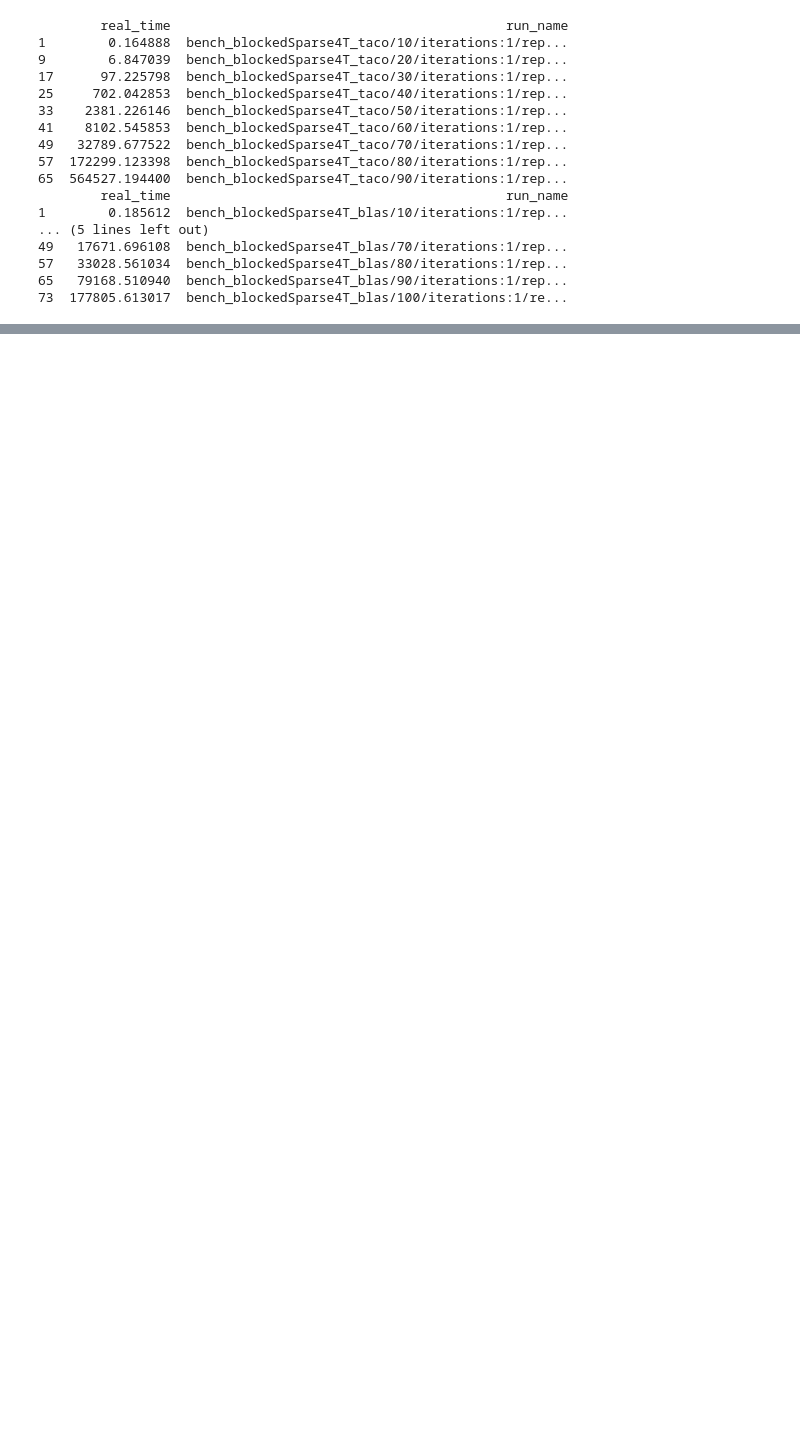
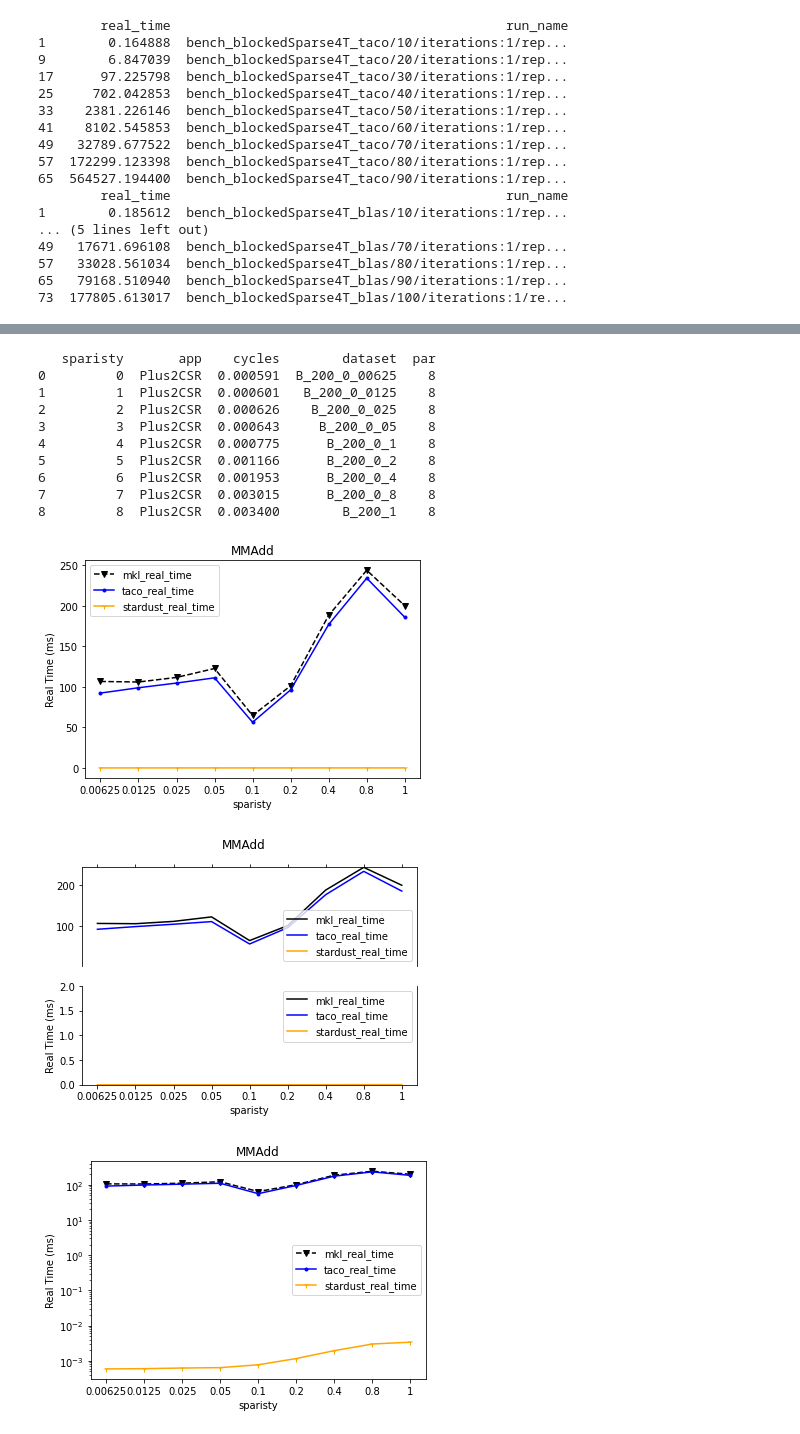
Before and after one commit to tensor-compiler/mosaic-benchmarks, a Jupyter notebook: data-benchmarks/bench-script.ipynb, the cells around one changed output, grey strips where cells are left out. Saved outputs shown, nothing was run; the diff lists cells and outputs as text; code cells hidden in the pictures; blank space fills up the shorter version.

Commit message:
Add in mmAdd data and blocksparse

```diff
--- a/data-benchmarks/bench-script.ipynb
+++ b/data-benchmarks/bench-script.ipynb
@@ -98,7 +98,7 @@ def save_plots_seperate(name, directory, systems, expr, interval, start, split,
 
     plt.savefig(f'{directory}/{name}/{result_dir}/log_graph.svg', format="svg")
 # %%
-def save_plots_seperate_sparsity(name, directory, systems, expr, split, sparse, result_dir=""):
+def save_plots_seperate_sparsity(name, directory, systems, expr, split, sparse, result_dir="", stardust=None):
 
     result = None
 
@@ -114,6 +114,27 @@ def save_plots_seperate_sparsity(name, directory, systems, expr, split, sparse,
         else:
             result = pd.merge(result, df, on='sparisty', how='outer')
 
+    if stardust is not None:
+        data = pd.read_csv("../stardust-runs/spmv_plus2.csv")
+        if stardust == "SpMV":
+            df = pd.DataFrame(data[["app", "cycles"]])
+            df.rename(columns = {'dim_0_2': f'dimension'}, inplace = True)
+        elif stardust == "Plus2CSR":
+            df = pd.DataFrame(data[["app", "cycles", "dataset", "par"]])
+            df.sort_values(by=['dataset'])
+            df = df[df['par'] == 8]
+        # Stardust cycles are in ns and call to it takes 0.0002 ms
+        df = df[df['app'] == stardust]
+        df['cycles'] = df['cycles'] *1e-6 + 0.0002
+        df = df.reset_index(drop=True)
+        df = df.rename_axis('sparisty').reset_index()
+        print(df)
+#         df = df.reset_index(drop=True)
+#         df = df.rename_axis('dimension').reset_index()
+#         df['dimension'] = df['dimension']*interval + start
+        df.rename(columns = {'cycles': f'stardust_real_time'}, inplace = True)
+        result = pd.merge(result, df, on='sparisty', how='outer')
+        systems.append("stardust")
 
     sparse = [str(i) for i in sparse]
     result['sparisty'] = sparse
@@ -270,0 +292,18 @@ save_plots_seperate("blockedSparse_4T", "./", ["mkl", "gsl"],\
+# %%
+save_plots_seperate_sparsity("mm_add", "./", \
+                             ["mkl","taco"], \
+                             "MMAdd", 2,  [.00625, .0125, .025, .05, .1, .2, .4, .8, 1], stardust="Plus2CSR")
+# %% [output]
+   sparisty       app    cycles        dataset  par
+0         0  Plus2CSR  0.000591  B_200_0_00625    8
+1         1  Plus2CSR  0.000601   B_200_0_0125    8
+2         2  Plus2CSR  0.000626    B_200_0_025    8
+3         3  Plus2CSR  0.000643     B_200_0_05    8
+4         4  Plus2CSR  0.000775      B_200_0_1    8
+5         5  Plus2CSR  0.001166      B_200_0_2    8
+6         6  Plus2CSR  0.001953      B_200_0_4    8
+7         7  Plus2CSR  0.003015      B_200_0_8    8
+8         8  Plus2CSR  0.003400        B_200_1    8
+[figure, added]
+[figure, added]
+[figure, added]
```
Also changed, not shown: parts of 10 cells of this notebook, 6 other files.
